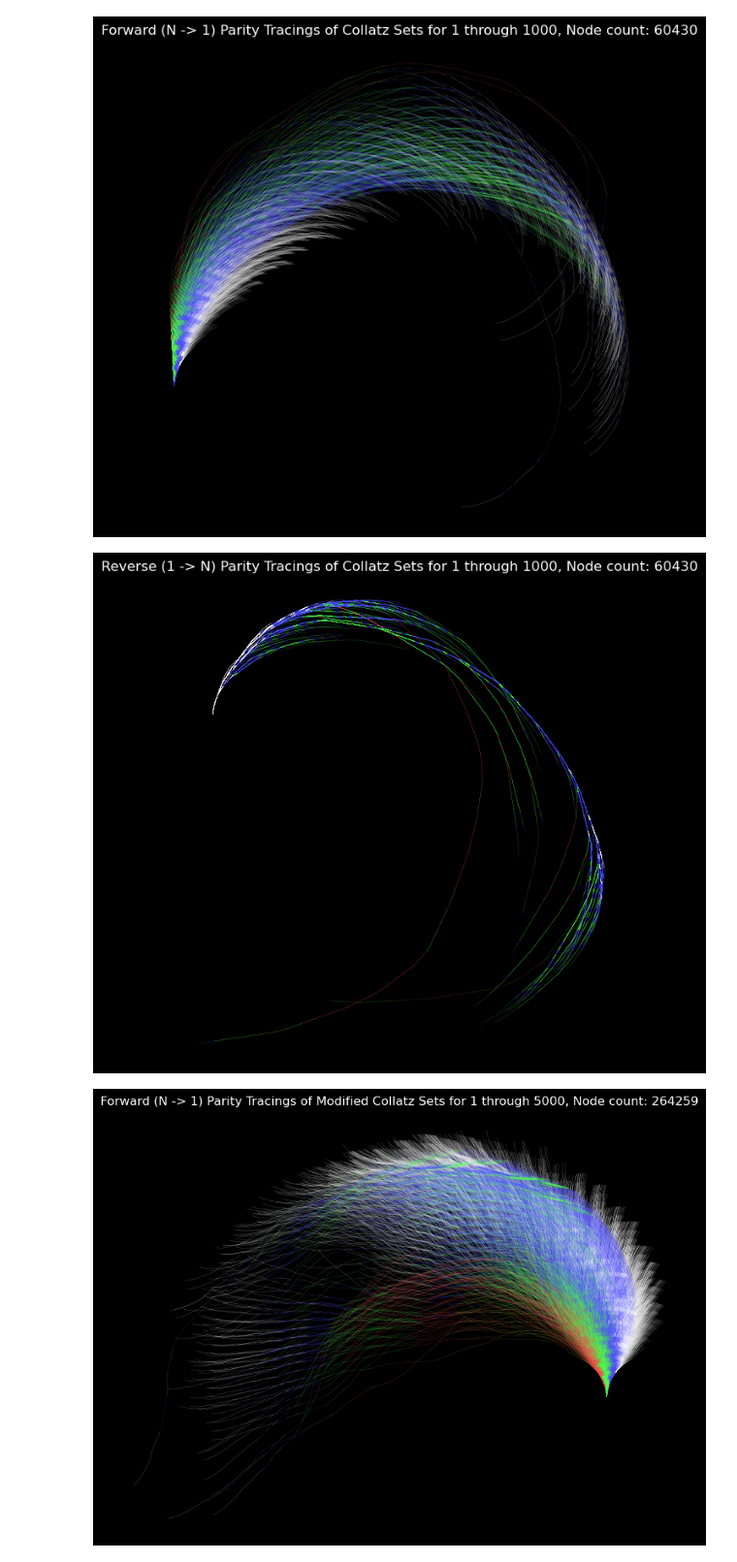
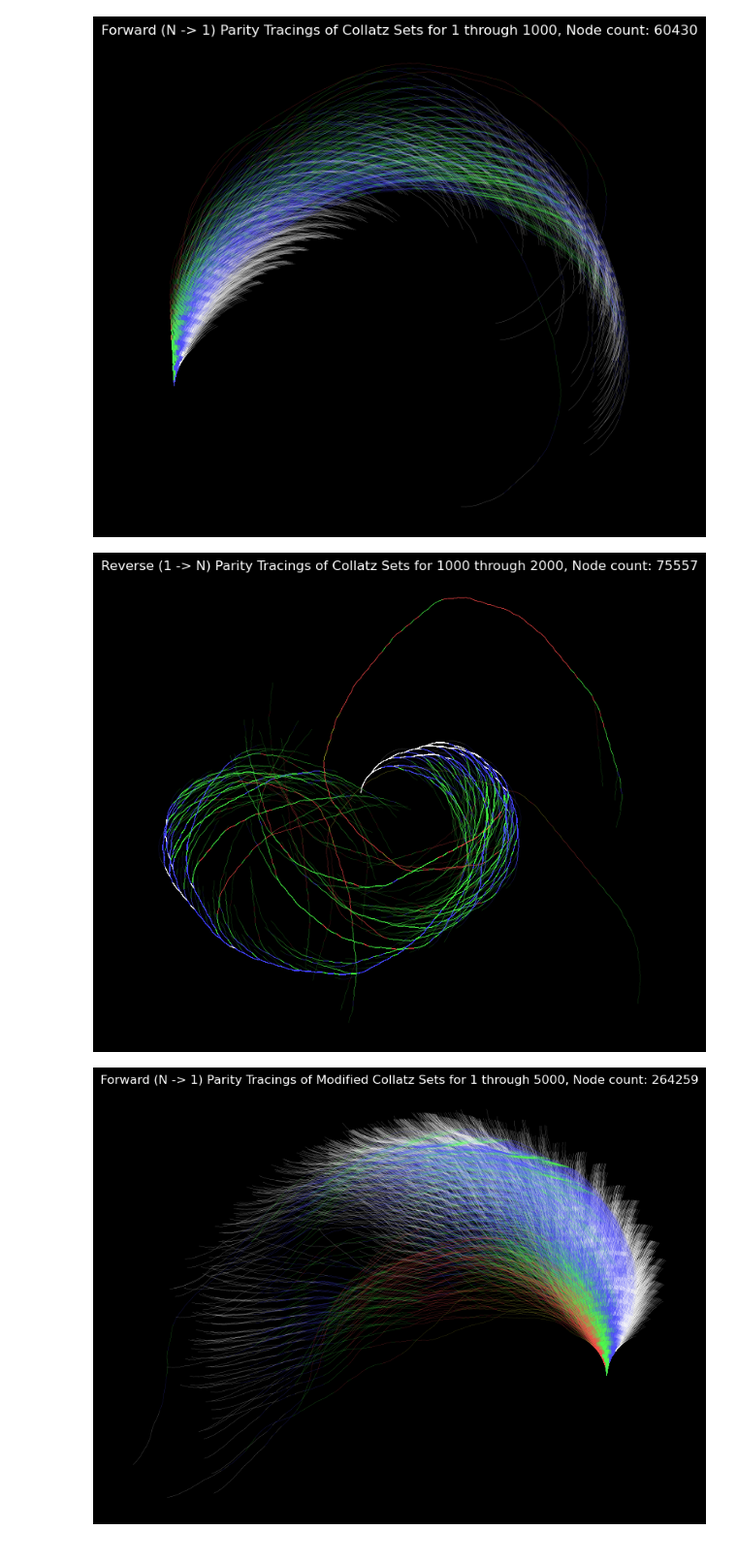
Before and after one commit to shawn61cp/Collatz-Parity-Graphs, a Jupyter notebook: collatz.ipynb, the cells around one changed output. Shown at 97% size. Cells and saved outputs as stored; diff of their text form; code cells hidden in the pictures.

```diff
--- a/collatz.ipynb
+++ b/collatz.ipynb
@@ -127,41 +135,41 @@ ax.set_xticks([])
 ax.set_yticks([])
 
 # Calculate Collatz sets from m to n
-m = 1
-n = 1000
+m = 1000
+n = 2000
 
 # Angular deflection for indicating parity
-ia = math.pi / 32
+ia = math.pi / 16
 
 # Length of individual line segments
-l = 10
+l = 30
 
 # Node count accumulator
 nodecount = 0
 
 for i in range(m,n):
     cset = [(v, v&1) for v in collatz(i)]
     cset.reverse()
     nodecount += len(cset)
     oldx = 0
     oldy = 0
     olda = math.pi / 2
     for v, p in cset[1:]:
         if p:
             a = olda + ia
         else:
             a = olda - ia
         x, y = line_seg(oldx, oldy, a, l)
         ax.plot([oldx,x],[oldy,y], color=lookupColor(v), linewidth=.1)
         oldx = x
         oldy = y
         olda = a
 
 ax.set_title(f'Reverse (1 -> N) Parity Tracings of Collatz Sets for {m} through {n}, Node count: {nodecount}', color="white")
 #plt.savefig('collatz_parity_graph.pdf',dpi=1200)
 del fig, ax
 # %% [output]
-[figure, old version]
+[figure, new version]
 # %%
 # Parity tracings of modified Collatz sets
 
```
Also changed, not shown: parts of 1 cell of this notebook.
